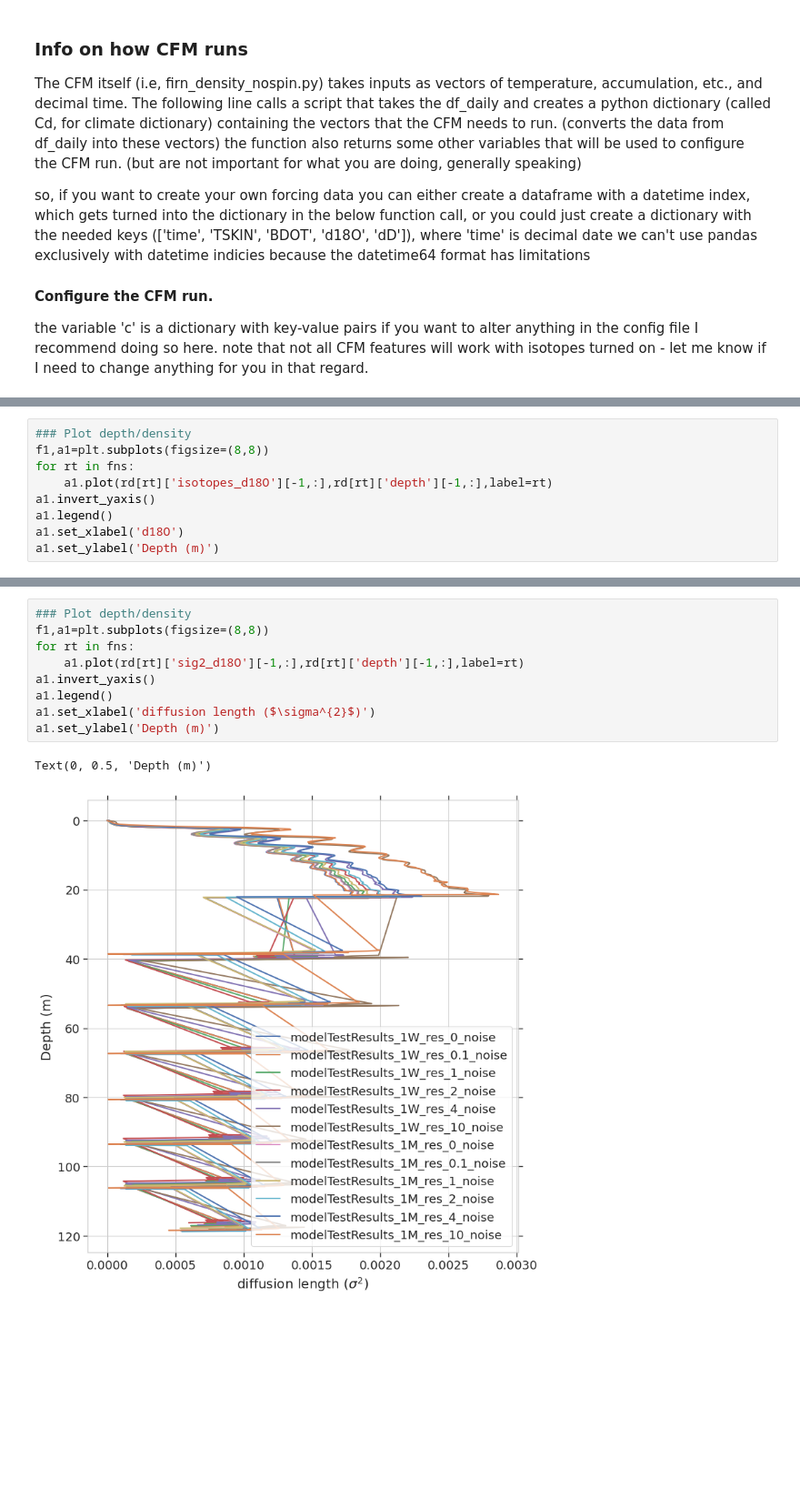
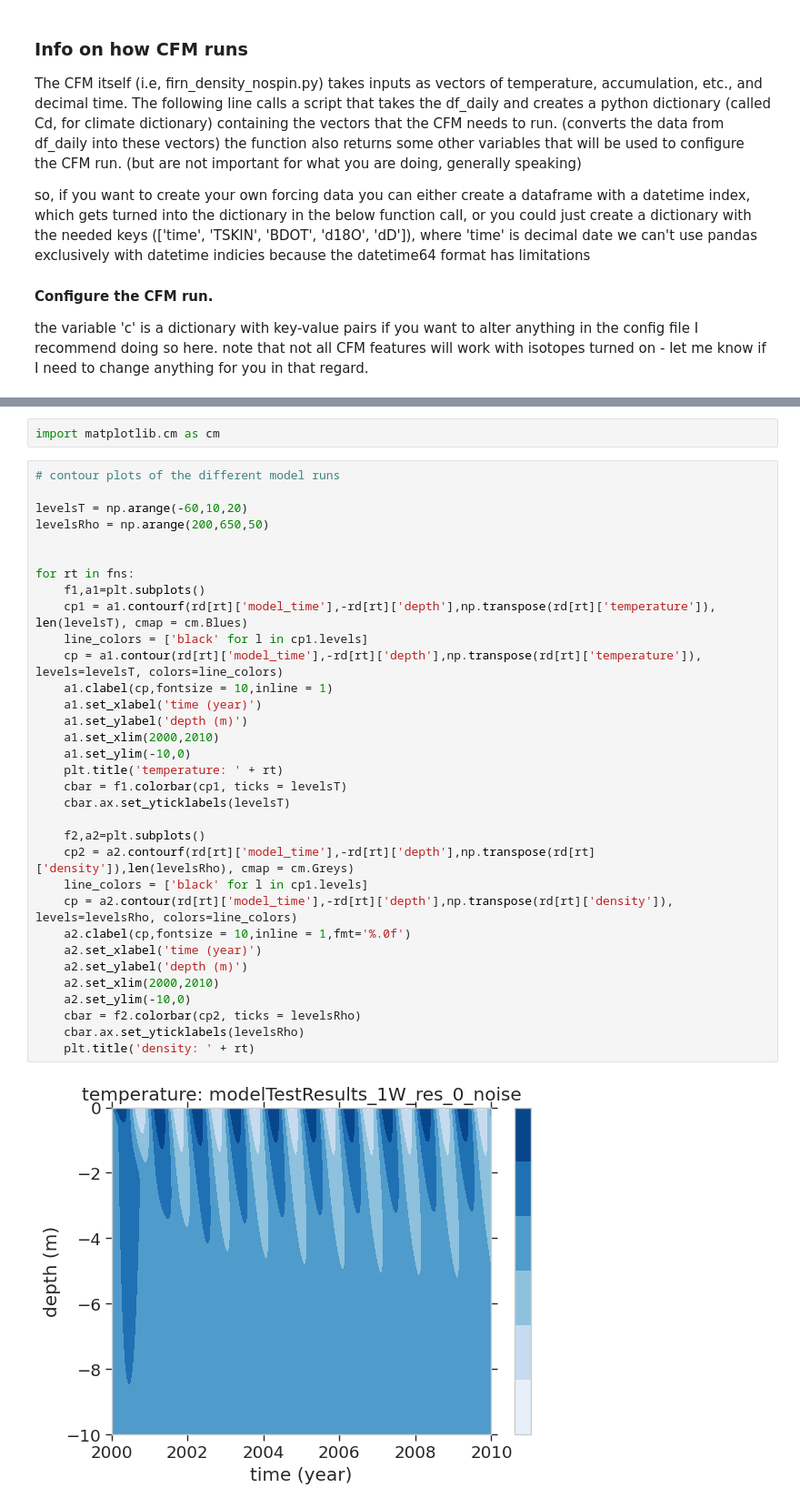
Before and after one commit to UWGlaciology/CommunityFirnModel, a Jupyter notebook: CFM_main/rnb_20240315_mst_Tskin_testruns_CFMiso.ipynb, the cells around one changed output, grey strips where cells are left out. Shown at 91% size. Drawn from its saved outputs; the diff is of its cells as text; blank space fills up the shorter version.

Commit message:
working cfm, with model test runs

```diff
--- a/CFM_main/rnb_20240315_mst_Tskin_testruns_CFMiso.ipynb
+++ b/CFM_main/rnb_20240315_mst_Tskin_testruns_CFMiso.ipynb
@@ -704,9 +723,0 @@ Text(0, 0.5, 'Depth (m)')
-# %%
-### Plot depth/density
-f1,a1=plt.subplots(figsize=(8,8))
-for rt in fns:
-    a1.plot(rd[rt]['isotopes_d18O'][-1,:],rd[rt]['depth'][-1,:],label=rt)
-a1.invert_yaxis()
-a1.legend()
-a1.set_xlabel('d18O')
-a1.set_ylabel('Depth (m)')
@@ -716,12 +724,37 @@ Text(0, 0.5, 'Depth (m)')
-# %%
-### Plot depth/density
-f1,a1=plt.subplots(figsize=(8,8))
-for rt in fns:
-    a1.plot(rd[rt]['sig2_d18O'][-1,:],rd[rt]['depth'][-1,:],label=rt)
-a1.invert_yaxis()
-a1.legend()
-a1.set_xlabel('diffusion length ($\sigma^{2}$)')
-a1.set_ylabel('Depth (m)')
-# %% [output]
-Text(0, 0.5, 'Depth (m)')
-[figure, removed]
+# %%
+import matplotlib.cm as cm
+# %%
+# contour plots of the different model runs
+
+levelsT = np.arange(-60,10,20)
+levelsRho = np.arange(200,650,50)
+
+
+for rt in fns:
+    f1,a1=plt.subplots()
+    cp1 = a1.contourf(rd[rt]['model_time'],-rd[rt]['depth'],np.transpose(rd[rt]['temperature']), len(levelsT), cmap = cm.Blues)
+    line_colors = ['black' for l in cp1.levels]
+    cp = a1.contour(rd[rt]['model_time'],-rd[rt]['depth'],np.transpose(rd[rt]['temperature']), levels=levelsT, colors=line_colors)
+    a1.clabel(cp,fontsize = 10,inline = 1)
+    a1.set_xlabel('time (year)')
+    a1.set_ylabel('depth (m)')
+    a1.set_xlim(2000,2010)
+    a1.set_ylim(-10,0)
+    plt.title('temperature: ' + rt)
+    cbar = f1.colorbar(cp1, ticks = levelsT)
+    cbar.ax.set_yticklabels(levelsT)
+
+    f2,a2=plt.subplots()
+    cp2 = a2.contourf(rd[rt]['model_time'],-rd[rt]['depth'],np.transpose(rd[rt]['density']),len(levelsRho), cmap = cm.Greys)
+    line_colors = ['black' for l in cp1.levels]
+    cp = a2.contour(rd[rt]['model_time'],-rd[rt]['depth'],np.transpose(rd[rt]['density']), levels=levelsRho, colors=line_colors)
+    a2.clabel(cp,fontsize = 10,inline = 1,fmt='%.0f')
+    a2.set_xlabel('time (year)')
+    a2.set_ylabel('depth (m)')
+    a2.set_xlim(2000,2010)
+    a2.set_ylim(-10,0)
+    cbar = f2.colorbar(cp2, ticks = levelsRho)
+    cbar.ax.set_yticklabels(levelsRho)
+    plt.title('density: ' + rt)
+# %% [output]
+[figure, added]
```
Also changed, not shown: parts of 15 cells of this notebook, 39 other files.
